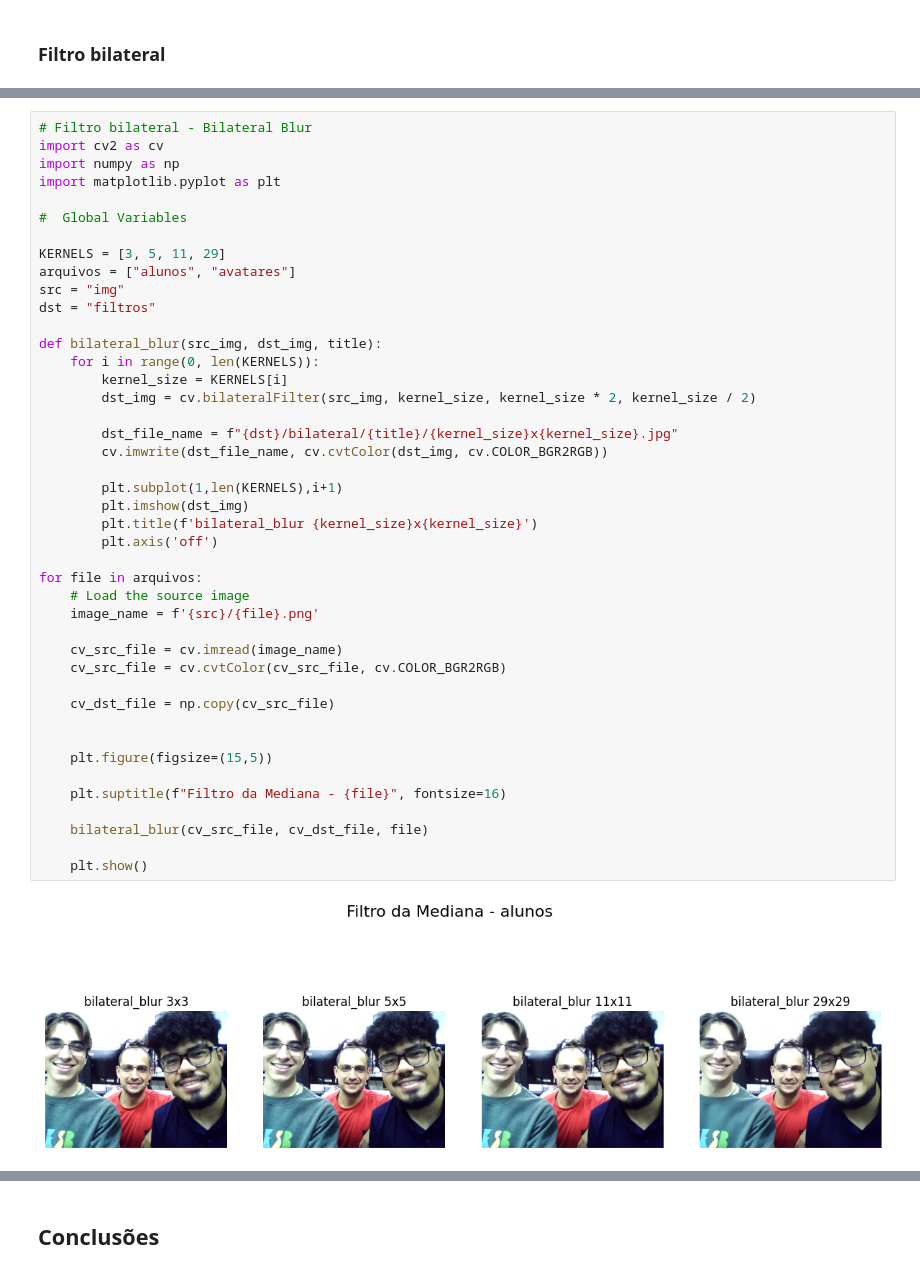
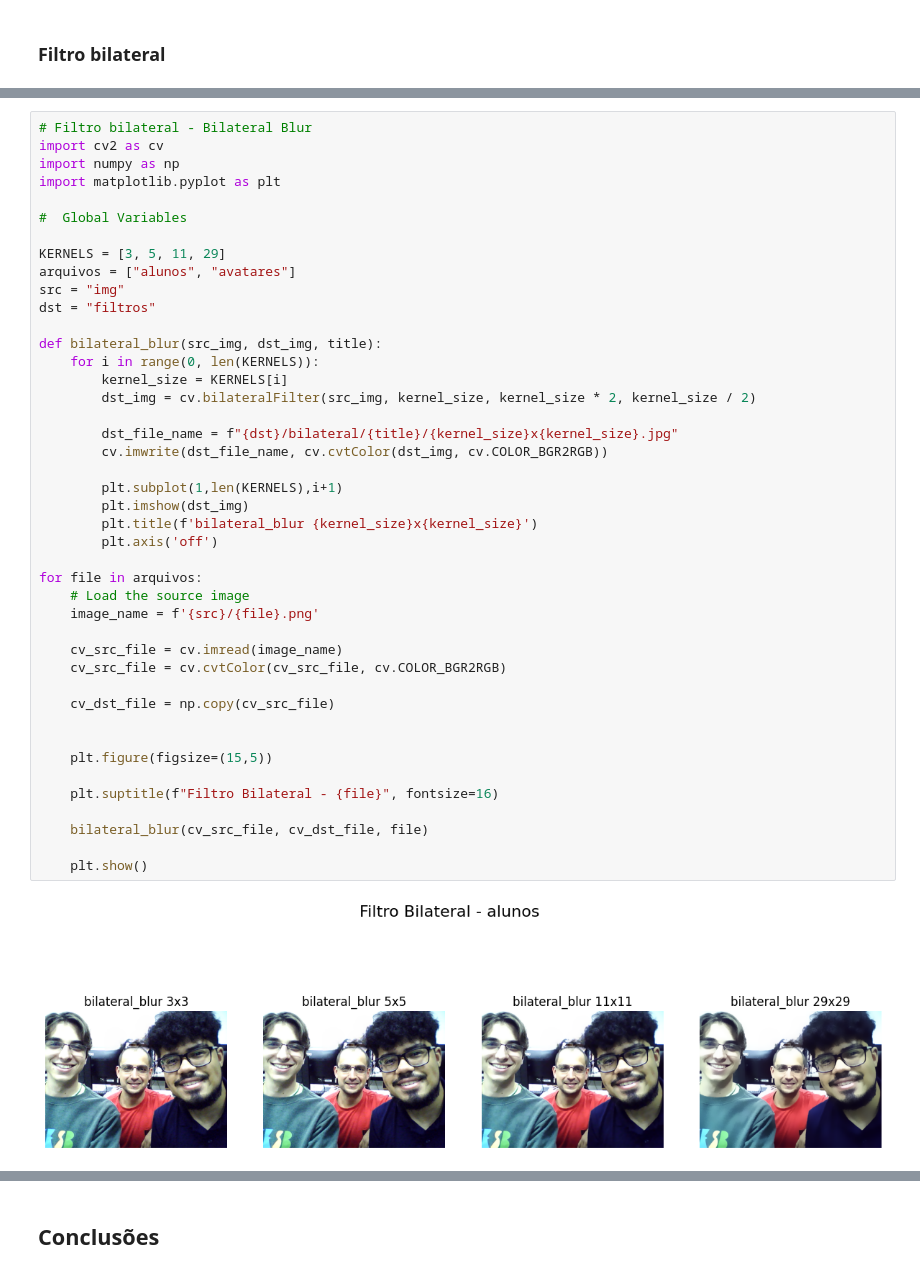
Before and after one commit to MatheusMoselli/image-processing-ufabc-lab3, a Jupyter notebook: Lab3.ipynb, the cells around one changed output, grey strips where cells are left out. Saved outputs shown, nothing was run; the diff lists cells and outputs as text.

```diff
--- a/Lab3.ipynb
+++ b/Lab3.ipynb
@@ -241,32 +241,32 @@ dst = "filtros"
 def bilateral_blur(src_img, dst_img, title):
     for i in range(0, len(KERNELS)):
         kernel_size = KERNELS[i]
         dst_img = cv.bilateralFilter(src_img, kernel_size, kernel_size * 2, kernel_size / 2)
 
         dst_file_name = f"{dst}/bilateral/{title}/{kernel_size}x{kernel_size}.jpg"
         cv.imwrite(dst_file_name, cv.cvtColor(dst_img, cv.COLOR_BGR2RGB))
 
         plt.subplot(1,len(KERNELS),i+1)
         plt.imshow(dst_img)
         plt.title(f'bilateral_blur {kernel_size}x{kernel_size}')
         plt.axis('off')
 
 for file in arquivos:
     # Load the source image
     image_name = f'{src}/{file}.png'
 
     cv_src_file = cv.imread(image_name)
     cv_src_file = cv.cvtColor(cv_src_file, cv.COLOR_BGR2RGB)
 
     cv_dst_file = np.copy(cv_src_file)
 
 
     plt.figure(figsize=(15,5))
 
-    plt.suptitle(f"Filtro da Mediana - {file}", fontsize=16)
+    plt.suptitle(f"Filtro Bilateral - {file}", fontsize=16)
 
     bilateral_blur(cv_src_file, cv_dst_file, file)
 
     plt.show()
 # %% [output]
-[figure, old version]
+[figure, new version]
```
Also changed, not shown: parts of 16 cells of this notebook.
